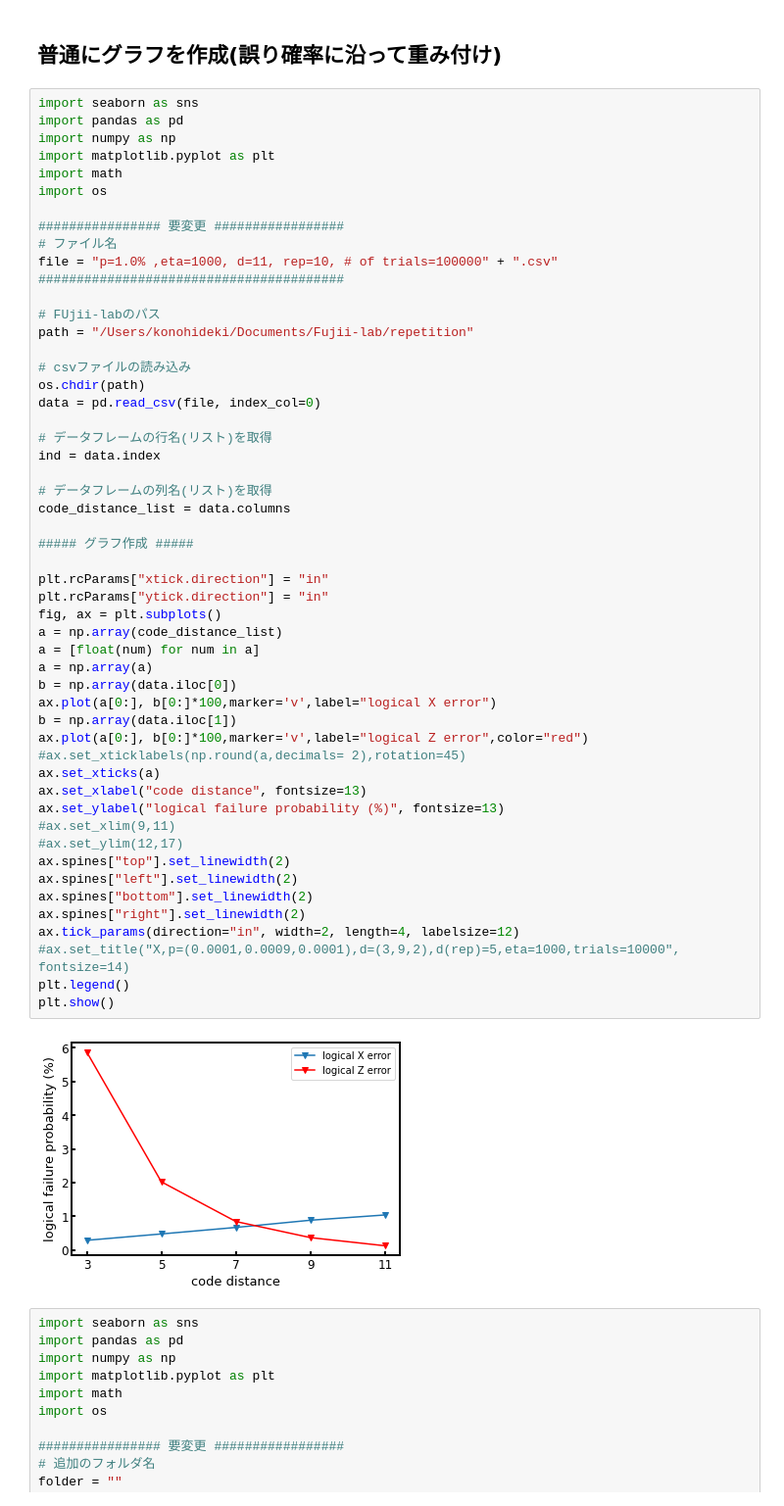
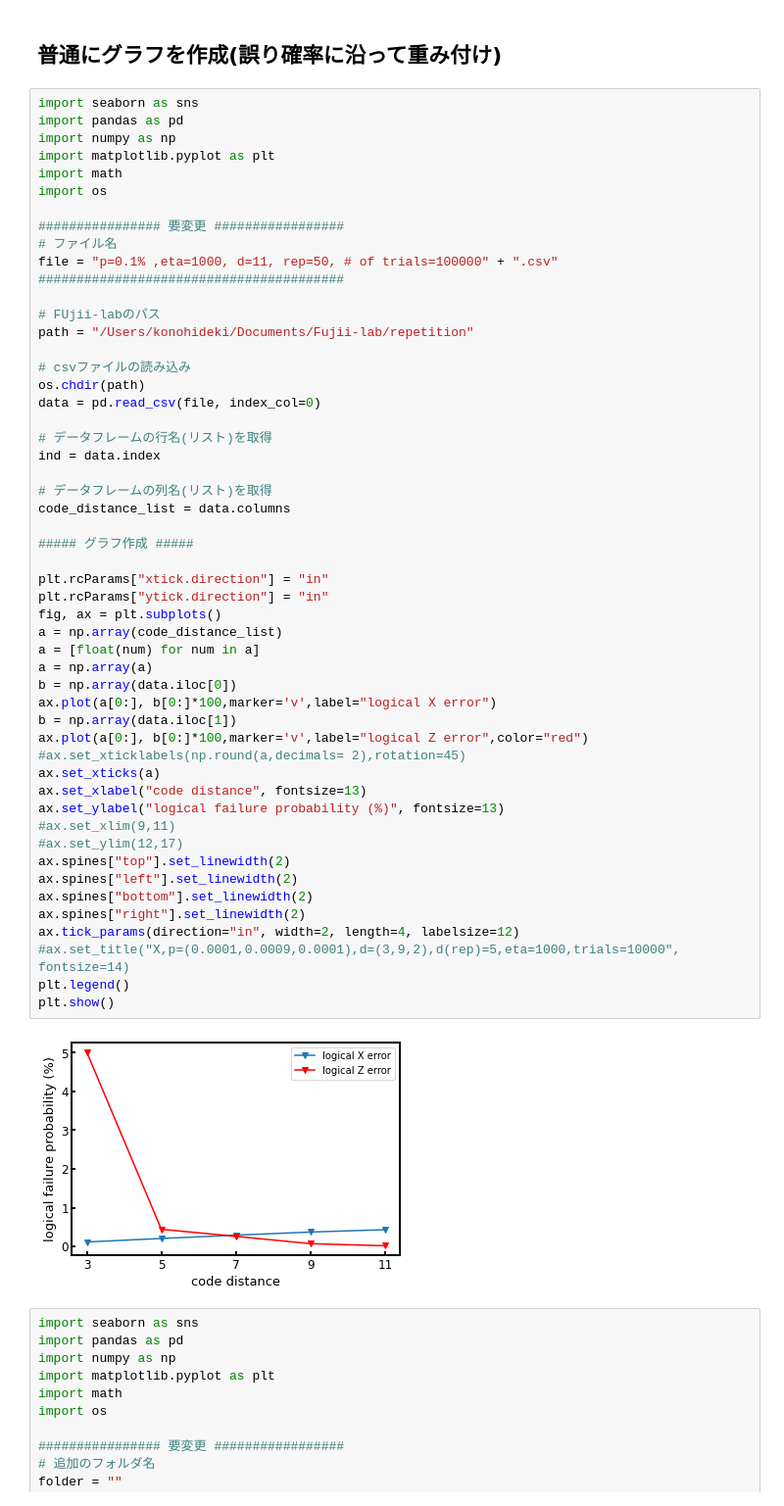
Before and after one commit to kono0924/Fujii-lab, a Jupyter notebook: repetition/csv_view.ipynb, the cells around one changed output. Shown at 98% size. Saved outputs shown, nothing was run; the diff lists cells and outputs as text.

```diff
--- a/repetition/csv_view.ipynb
+++ b/repetition/csv_view.ipynb
@@ -10,7 +10,7 @@ import os
 
 ################ 要変更 #################
 # ファイル名
-file = "p=1.0% ,eta=1000, d=11, rep=10, # of trials=100000" + ".csv"
+file = "p=0.1% ,eta=1000, d=11, rep=50, # of trials=100000" + ".csv"
 ########################################
 
 # FUjii-labのパス
@@ -26,34 +26,34 @@ ind = data.index
 # データフレームの列名(リスト)を取得
 code_distance_list = data.columns
 
 ##### グラフ作成 #####
 
 plt.rcParams["xtick.direction"] = "in"
 plt.rcParams["ytick.direction"] = "in"
 fig, ax = plt.subplots()
 a = np.array(code_distance_list)
 a = [float(num) for num in a]
 a = np.array(a)
 b = np.array(data.iloc[0])
 ax.plot(a[0:], b[0:]*100,marker='v',label="logical X error")
 b = np.array(data.iloc[1])
 ax.plot(a[0:], b[0:]*100,marker='v',label="logical Z error",color="red")
 #ax.set_xticklabels(np.round(a,decimals= 2),rotation=45)
 ax.set_xticks(a)
 ax.set_xlabel("code distance", fontsize=13)
 ax.set_ylabel("logical failure probability (%)", fontsize=13)
 #ax.set_xlim(9,11)
 #ax.set_ylim(12,17)
 ax.spines["top"].set_linewidth(2)
 ax.spines["left"].set_linewidth(2)
 ax.spines["bottom"].set_linewidth(2)
 ax.spines["right"].set_linewidth(2)
 ax.tick_params(direction="in", width=2, length=4, labelsize=12)
 #ax.set_title("X,p=(0.0001,0.0009,0.0001),d=(3,9,2),d(rep)=5,eta=1000,trials=10000", fontsize=14)
 plt.legend()
 plt.show()
 # %% [output]
-[figure, old version]
+[figure, new version]
 # %%
 import seaborn as sns
 import pandas as pd
```
Also changed, not shown: 2 other files.
